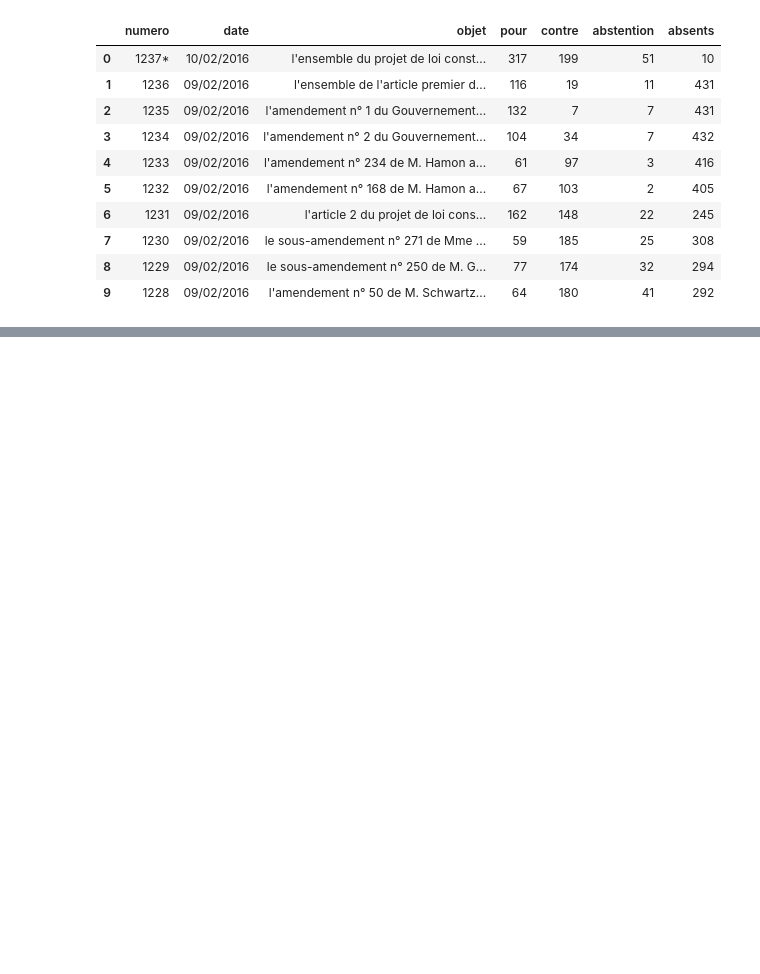
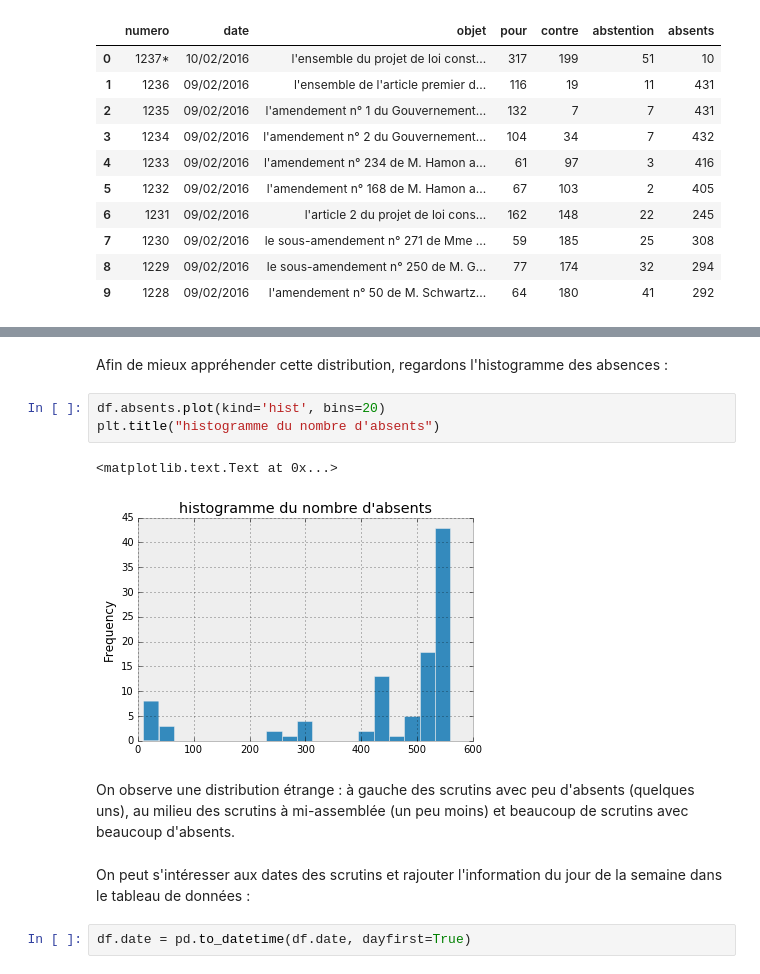
Before and after one commit to flothesof/posts, a Jupyter notebook: 20160215_ScrutinsAssemblee.ipynb, the cells around one changed output, grey strips where cells are left out. Drawn from its saved outputs; the diff is of its cells as text; blank space fills up the shorter version.

```diff
--- a/20160215_ScrutinsAssemblee.ipynb
+++ b/20160215_ScrutinsAssemblee.ipynb
@@ -123,0 +138,14 @@ df.head(10)
+# %% [markdown]
+Afin de mieux appréhender cette distribution, regardons l'histogramme des absences :
+# %%
+df.absents.plot(kind='hist', bins=20)
+plt.title("histogramme du nombre d'absents")
+# %% [output]
+<matplotlib.text.Text at 0x...>
+[figure, added]
+# %% [markdown]
+On observe une distribution étrange : à gauche des scrutins avec peu d'absents (quelques uns), au milieu des scrutins à mi-assemblée (un peu moins) et beaucoup de scrutins avec beaucoup d'absents.
+# %% [markdown]
+On peut s'intéresser aux dates des scrutins et rajouter l'information du jour de la semaine dans le tableau de données :
+# %%
+df.date = pd.to_datetime(df.date, dayfirst=True)
```
Also changed, not shown: parts of 54 cells of this notebook.
